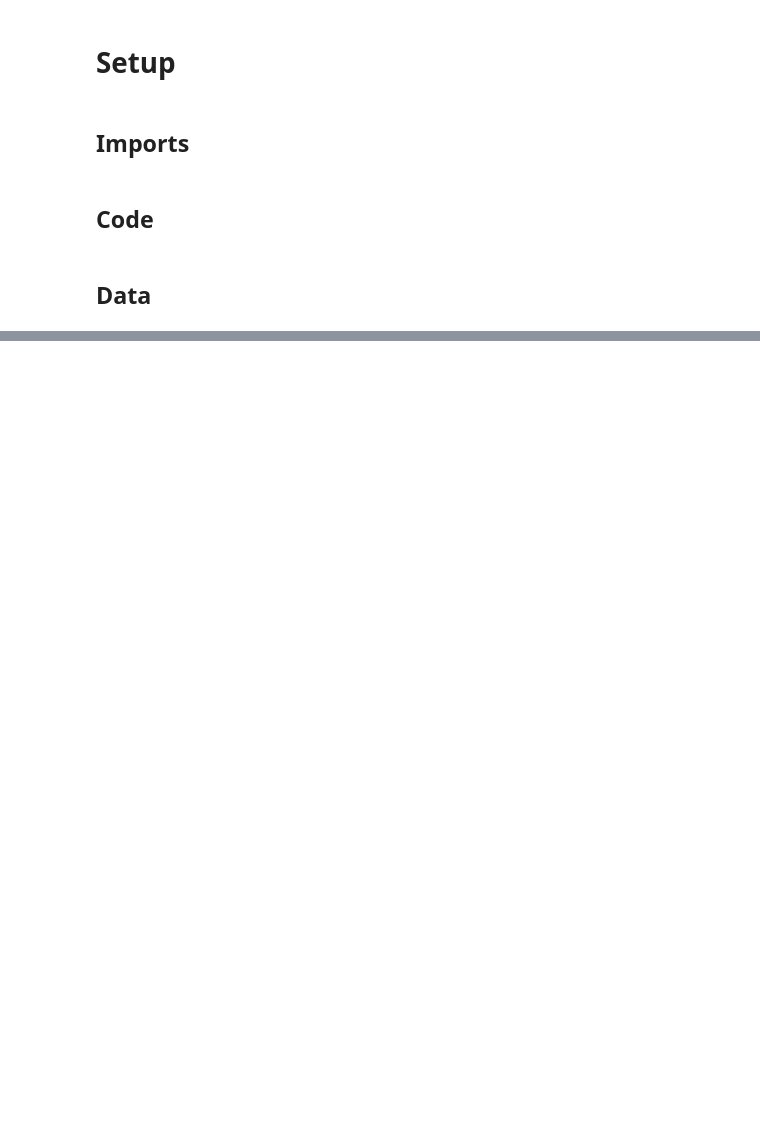
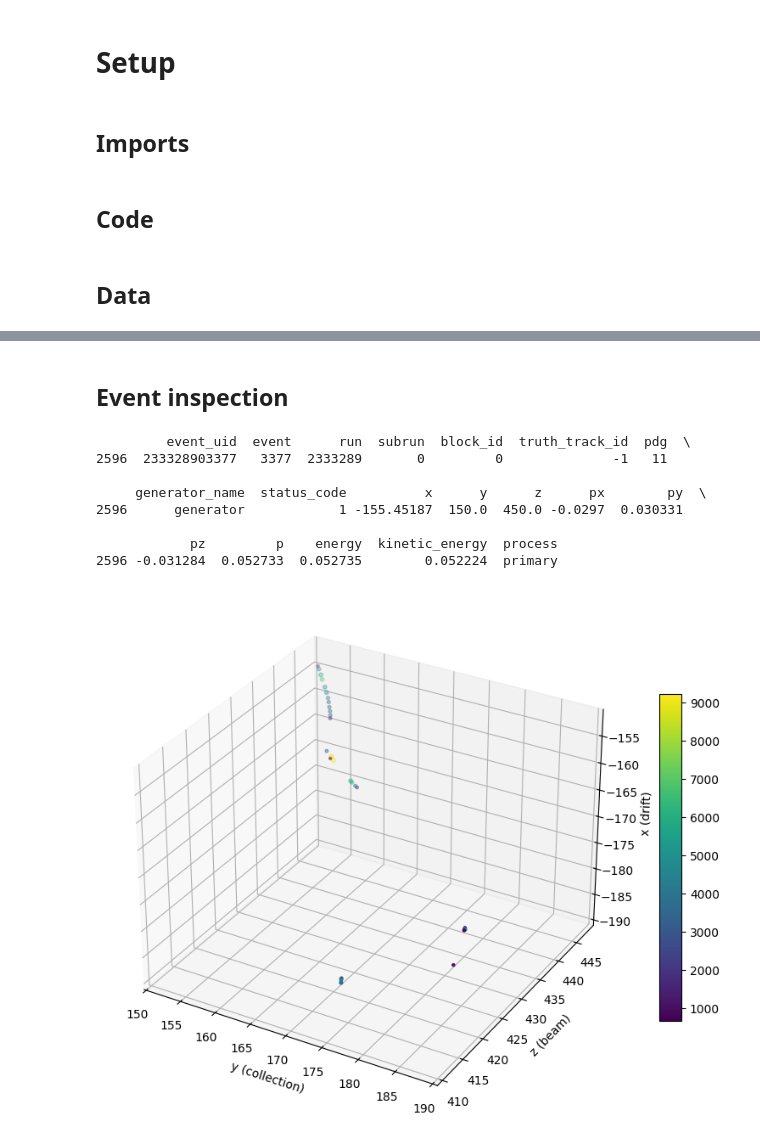
Before and after one commit to alessandrothea/tpvalidator, a Jupyter notebook: notebooks/mcprod/TAFinderDev.ipynb, the cells around one changed output, grey strips where cells are left out. Cells and saved outputs as stored; diff of their text form; code cells hidden in the pictures; blank space fills up the shorter version.

```diff
--- a/notebooks/mcprod/TAFinderDev.ipynb
+++ b/notebooks/mcprod/TAFinderDev.ipynb
@@ -709,0 +233,26 @@ fig.tight_layout()
+# %% [markdown]
+## Event inspection
+# %%
+from tpvalidator.display import TriggerPrimitivesEventViewer
+
+tpv = TriggerPrimitivesEventViewer(aws, labels={'tps':'tps_with_cluster_flags'})
+
+ev_uid = 233328903377
+# ev_uid = 233328903121
+# ev_uid = 233328903478
+# ev_uid = 233328902221
+# ev_uid = 233339201244
+# ev_uid = 233339200682
+fig = tpv.draw_tps_point_of_origin(ev_uid=ev_uid, figsize=(8,8))
+# display(fig1)
+# fig = tpv.draw_tps(ev_uid=ev_uid, figsize=(8,8))
+# %% [output]
+         event_uid  event      run  subrun  block_id  truth_track_id  pdg  \
+2596  233328903377   3377  2333289       0         0              -1   11
+
+     generator_name  status_code          x      y      z      px        py  \
+2596      generator            1 -155.45187  150.0  450.0 -0.0297  0.030331
+
+            pz         p    energy  kinetic_energy  process
+2596 -0.031284  0.052733  0.052735        0.052224  primary
+[figure, added]
```
Also changed, not shown: parts of 55 cells of this notebook, 18 other files.
